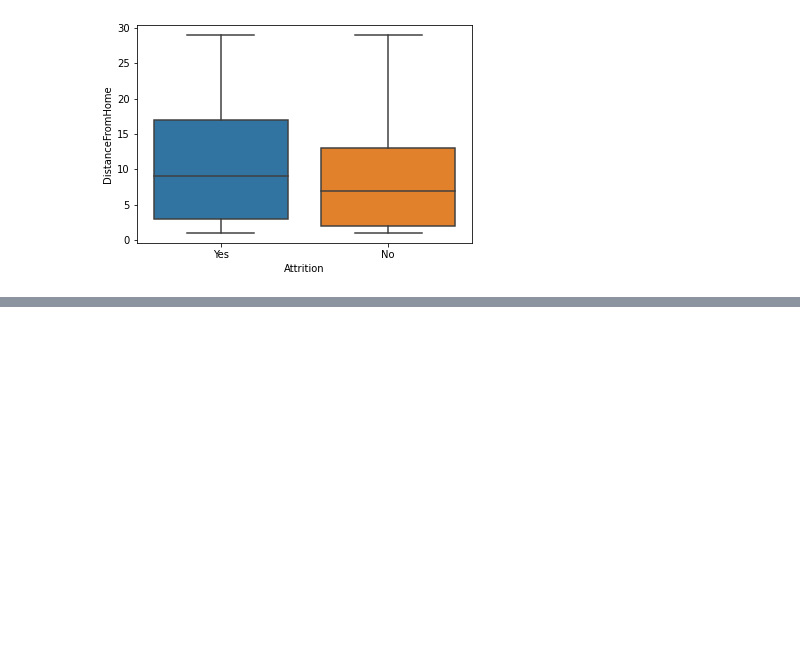
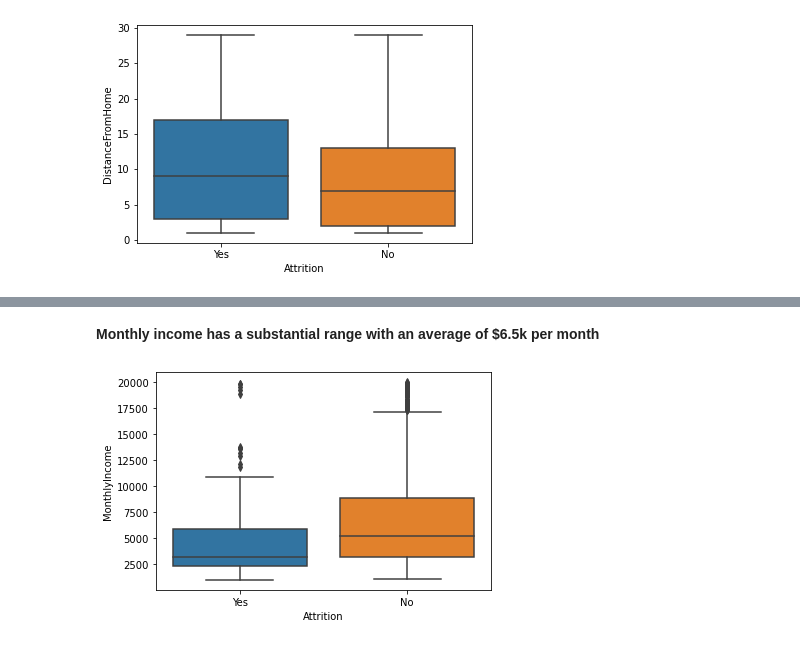
Before and after one commit to lochlynlaskowski/HR-attrition, a Jupyter notebook: HR_attrition .ipynb, the cells around one changed output, grey strips where cells are left out. Cells and saved outputs as stored; diff of their text form; code cells hidden in the pictures; blank space fills up the shorter version.

```diff
--- a/HR_attrition .ipynb
+++ b/HR_attrition .ipynb
@@ -138,0 +281,7 @@ Name: Attrition, dtype: float64
+# %% [markdown]
+**Monthly income has a substantial range with an average of $6.5k per month**
+# %%
+sns.boxplot(x = df.Attrition, y = df.MonthlyIncome)
+plt.show()
+# %% [output]
+[figure, added]
```
Also changed, not shown: parts of 38 cells of this notebook.
